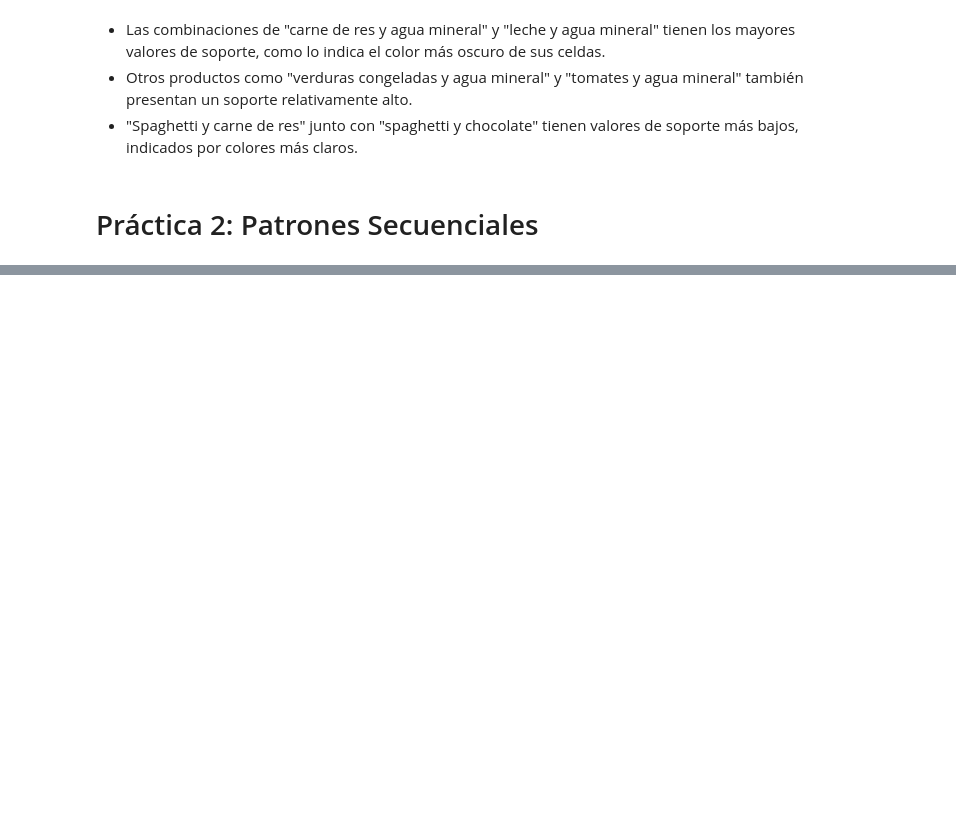
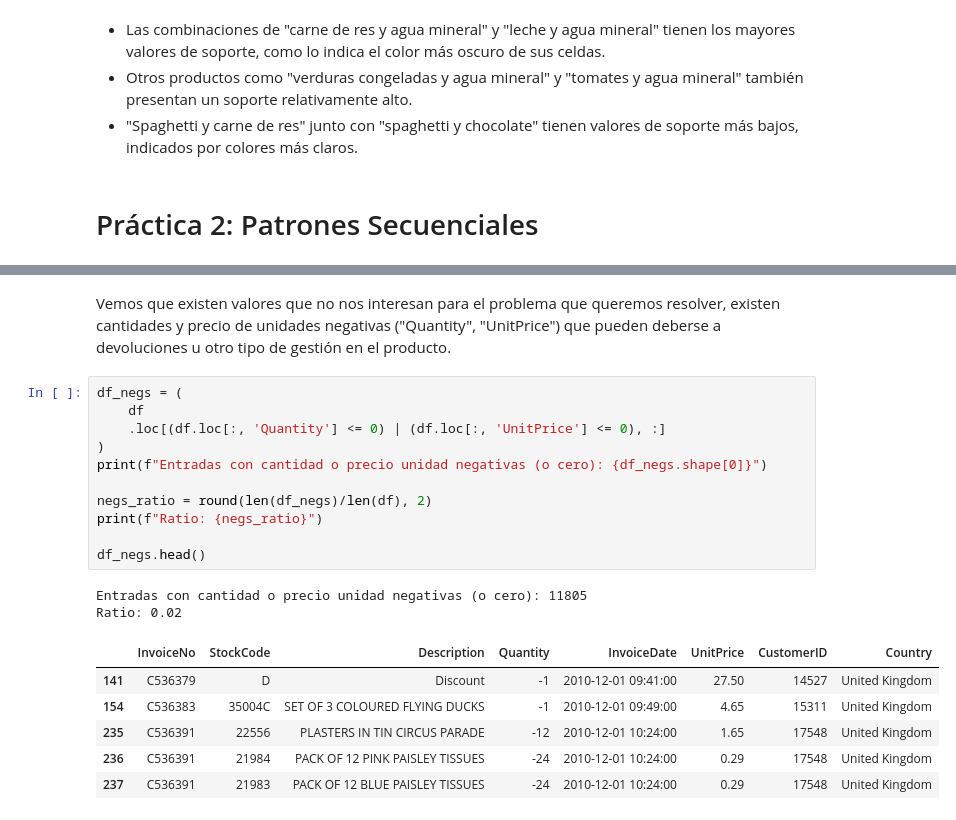
Before and after one commit to Alf-caput/LAB02_ReglasYPatronesSecuenciales, a Jupyter notebook: LAB02 Reglas de Asociación y Patrones Secuenciales.ipynb, the cells around one changed output, grey strips where cells are left out. Drawn from its saved outputs; the diff is of its cells as text; blank space fills up the shorter version.

```diff
--- a/Practica_1_Reglas_de_Asociacion_Ruben.ipynb
+++ b/LAB02 Reglas de Asociación y Patrones Secuenciales.ipynb
@@ -290,0 +388,22 @@ plt.show()
+# %% [markdown]
+Vemos que existen valores que no nos interesan para el problema que queremos resolver, existen cantidades y precio de unidades negativas ("Quantity", "UnitPrice") que pueden deberse a devoluciones u otro tipo de gestión en el producto.
+# %%
+df_negs = (
+    df
+    .loc[(df.loc[:, 'Quantity'] <= 0) | (df.loc[:, 'UnitPrice'] <= 0), :]
+)
+print(f"Entradas con cantidad o precio unidad negativas (o cero): {df_negs.shape[0]}")
+
+negs_ratio = round(len(df_negs)/len(df), 2)
+print(f"Ratio: {negs_ratio}")
+
+df_negs.head()
+# %% [output]
+Entradas con cantidad o precio unidad negativas (o cero): 11805
+Ratio: 0.02
+|  | InvoiceNo | StockCode | Description | Quantity | InvoiceDate | UnitPrice | CustomerID | Country |
+| 141 | C536379 | D | Discount | -1 | 2010-12-01 09:41:00 | 27.50 | 14527 | United Kingdom |
+| 154 | C536383 | 35004C | SET OF 3 COLOURED FLYING DUCKS | -1 | 2010-12-01 09:49:00 | 4.65 | 15311 | United Kingdom |
+| 235 | C536391 | 22556 | PLASTERS IN TIN CIRCUS PARADE | -12 | 2010-12-01 10:24:00 | 1.65 | 17548 | United Kingdom |
+| 236 | C536391 | 21984 | PACK OF 12 PINK PAISLEY TISSUES | -24 | 2010-12-01 10:24:00 | 0.29 | 17548 | United Kingdom |
+| 237 | C536391 | 21983 | PACK OF 12 BLUE PAISLEY TISSUES | -24 | 2010-12-01 10:24:00 | 0.29 | 17548 | United Kingdom |
```
Also changed, not shown: parts of 27 cells of this notebook, 2 other files.
